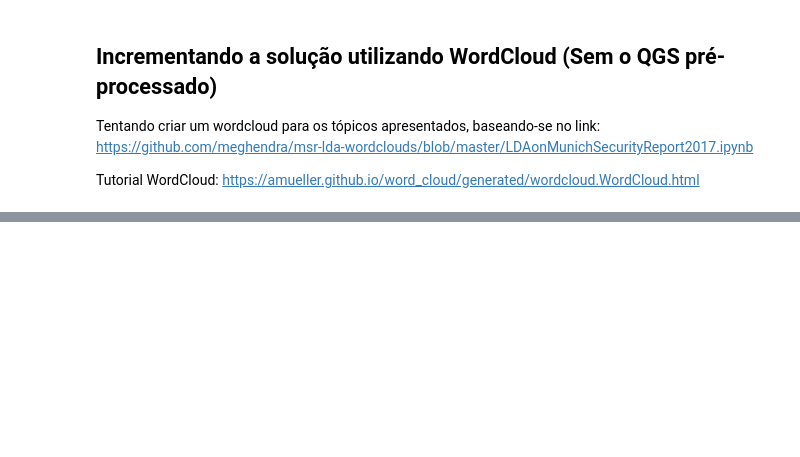
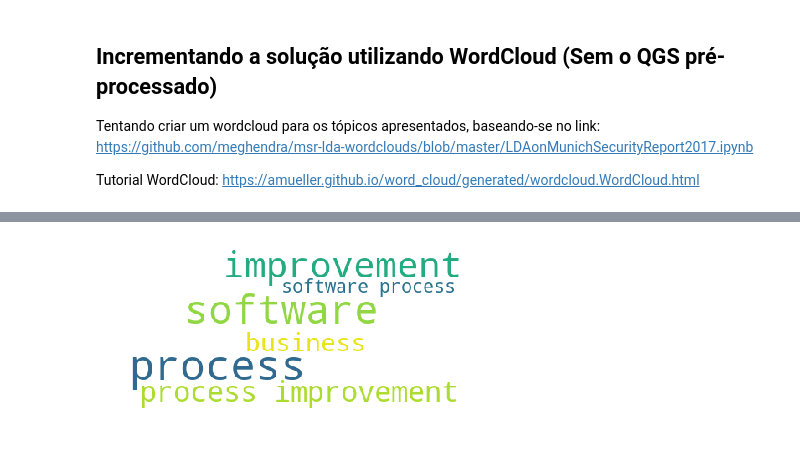
Before and after one commit to LeoFuchs/Masters, a Jupyter notebook: LDA.ipynb, the cells around one changed output, grey strips where cells are left out. Cells and saved outputs as stored; diff of their text form; code cells hidden in the pictures; blank space fills up the shorter version.

```diff
--- a/LDA.ipynb
+++ b/LDA.ipynb
@@ -711,0 +710,86 @@ The topics in a image:
+# %%
+# encoding: utf-8
+from sklearn.feature_extraction.text import CountVectorizer
+from sklearn.decomposition import LatentDirichletAllocation
+from sklearn.datasets import load_files
+import matplotlib.pyplot as plt
+import math
+import wordcloud
+
+number_topics = 4
+number_words = 10
+max_document_frequency = 1.0
+min_document_frequency = 0.4
+ngram = (1, 3)
+max_features = None
+
+alpha = None
+beta = None
+learning = 'batch'  # Bacth ou Online
+iterations = 50000
+
+# Imprime os tópicos com as palavras em ordem
+def print_top_words(model, feature_names, number_words):
+    for topic_index, topic in enumerate(model.components_):
+        message = "Tópico %d: " % (topic_index + 1)
+        message += "{"
+        message += " - ".join([feature_names[i]
+                               for i in topic.argsort()[:-number_words - 1:-1]])
+        message += "}\n"
+        print(message)
+
+
+# Carrega o dataset de treinamento
+files = load_files(container_path = '/home/fuchs/Documentos/MESTRADO/Masters/Files-QGS/QGS-txt', encoding="iso-8859-1")
+
+# Extrai as palavras e vetoriza o dataset
+tf_vectorizer = CountVectorizer(max_df = max_document_frequency,
+                                min_df = min_document_frequency,
+                                ngram_range = ngram,
+                                max_features = max_features,
+                                stop_words = 'english')
+
+tf = tf_vectorizer.fit_transform(files.data)
+
+# Salva os nomes das palavras em um dicionário
+dic = tf_vectorizer.get_feature_names()
+
+# Executa o LDA e treina-o
+lda = LatentDirichletAllocation(n_components = number_topics,
+                                doc_topic_prior = alpha,
+                                topic_word_prior = beta,
+                                learning_method = learning,
+                                learning_decay = 0.7,
+                                learning_offset = 10.0,
+                                max_iter = iterations,
+                                batch_size = 128,
+                                evaluate_every = -1,
+                                total_samples = 1000000.0,
+                                perp_tol = 0.1,
+                                mean_change_tol = 0.001,
+                                max_doc_update_iter = 100,
+                                random_state = None)
+lda.fit(tf)
+
+# Imprime os (number_topics) tópicos com as (number_words) palavras
+print("Os %d tópicos com suas %d palavras em formato textual: \n" % (number_topics, number_words))
+print_top_words(lda, dic, number_words)
+
+print("\n\n")
+
+# Imprime a WordCloud
+print("Os %d tópicos com suas %d palavras em formato de WordCloud: \n" % (number_topics, number_words))
+
+for i in range(0, number_topics):
+    termsInTopic = lda.components_[i].argsort()[:-number_words - 1:-1]
+    termsAndCounts = []
+    for term in termsInTopic:
+        termsAndCounts.append((str(dic[term].encode('utf-8').strip()), math.ceil(lda.components_[i][term])))
+    #print(termsAndCounts) (Imprimir as palavras de cada tópico com seus respectivos valores)
+    cloud = wordcloud.WordCloud(width = 400, height = 200, max_font_size = 50, min_font_size = 15, background_color = "white")
+    cloud.generate_from_frequencies(dict(termsAndCounts))
+    plt.imshow(cloud)
+    plt.axis("off")
+    plt.savefig(str(i))
+    plt.show()
+# %% [output]
@@ -711,0 +810 @@ The topics in a image:
+[figure, added]
```
Also changed, not shown: parts of 9 cells of this notebook, 5 other files.
